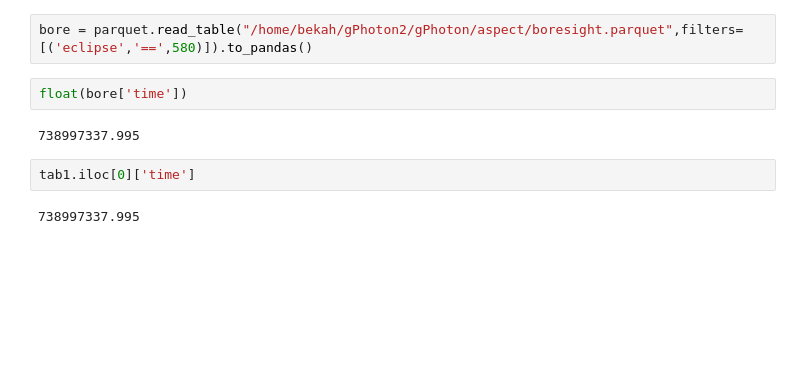
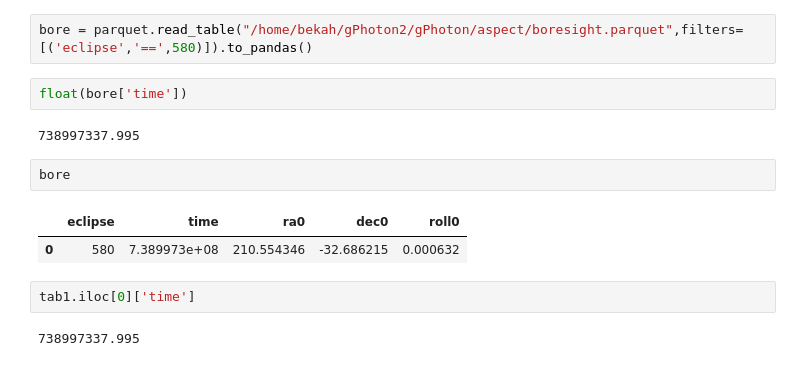
Before and after one commit to MillionConcepts/gPhoton2, a Jupyter notebook: leg_workspace.ipynb, the cells around one changed output. Drawn from its saved outputs; the diff is of its cells as text; blank space fills up the shorter version.

```diff
--- a/leg_workspace.ipynb
+++ b/leg_workspace.ipynb
@@ -198,6 +200,11 @@ bore = parquet.read_table("/home/bekah/gPhoton2/gPhoton/aspect/boresight.parquet
 float(bore['time'])
 # %% [output]
 738997337.995
+# %%
+bore
+# %% [output]
+|  | eclipse | time | ra0 | dec0 | roll0 |
+| 0 | 580 | 7.389973e+08 | 210.554346 | -32.686215 | 0.000632 |
 # %%
 tab1.iloc[0]['time']
 # %% [output]
```
Also changed, not shown: parts of 8 cells of this notebook, 2 other files.
